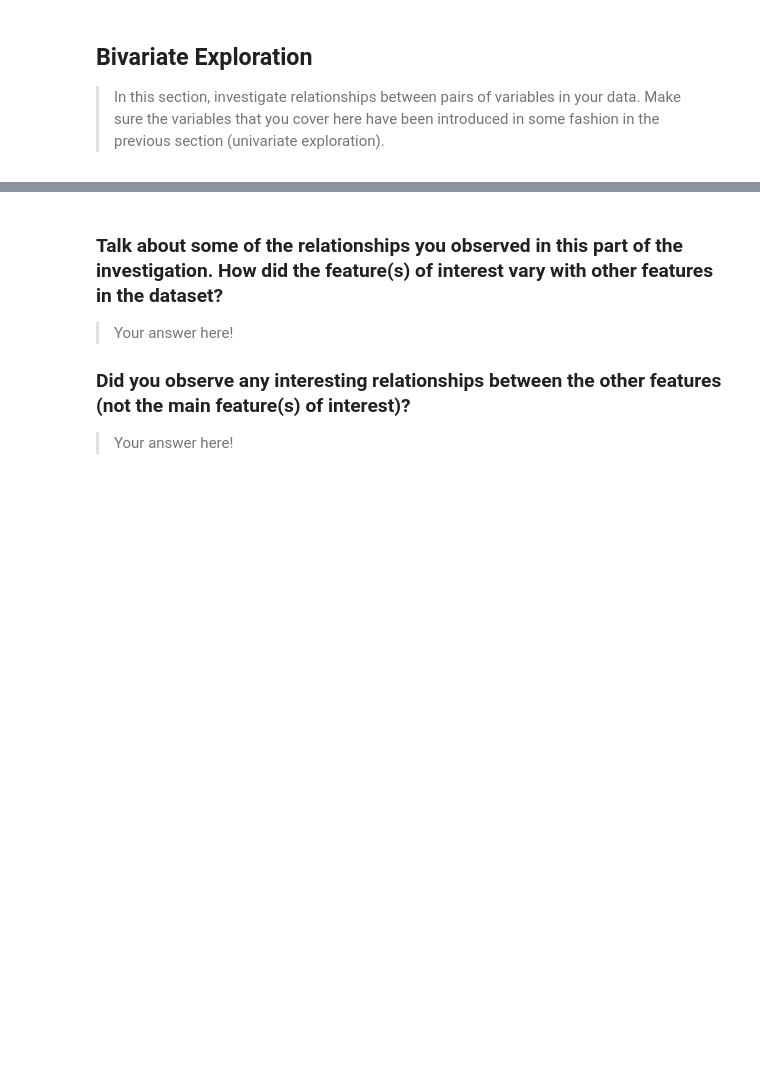
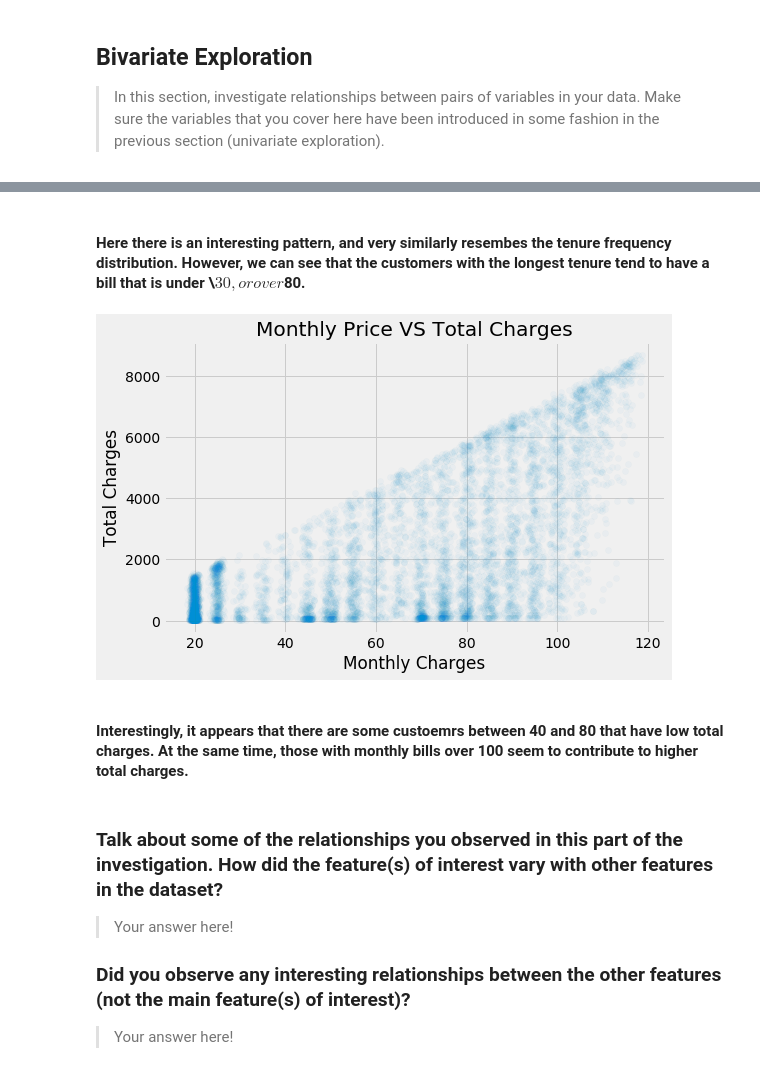
Before and after one commit to ashannon828/communicating_data_findings, a Jupyter notebook: exploration_template.ipynb, the cells around one changed output, grey strips where cells are left out. Cells and saved outputs as stored; diff of their text form; code cells hidden in the pictures; blank space fills up the shorter version.

```diff
--- a/exploration_template.ipynb
+++ b/exploration_template.ipynb
@@ -262,3 +300,18 @@ fashion in the previous section (univariate exploration).
+# %% [markdown]
+#### Here there is an interesting pattern, and very similarly resembes the tenure frequency distribution.  However, we can see that the customers with the longest tenure tend to have a bill that is under \\$30, or over $80.
+# %%
+plt.figure(figsize=[8, 5])
+
+plt.scatter(data=df, x='MonthlyCharges', y='TotalCharges', alpha=.03)
+
+plt.xlabel('Monthly Charges')
+plt.ylabel('Total Charges')
+
+plt.title('Monthly Price VS Total Charges');
+# %% [output]
+[figure, added]
+# %% [markdown]
+#### Interestingly, it appears that there are some custoemrs between 40 and 80 that have low total charges.  At the same time, those with monthly bills over 100 seem to contribute to higher total charges.
 # %% [markdown]
 ### Talk about some of the relationships you observed in this part of the investigation. How did the feature(s) of interest vary with other features in the dataset?
 
```
Also changed, not shown: parts of 12 cells of this notebook.
